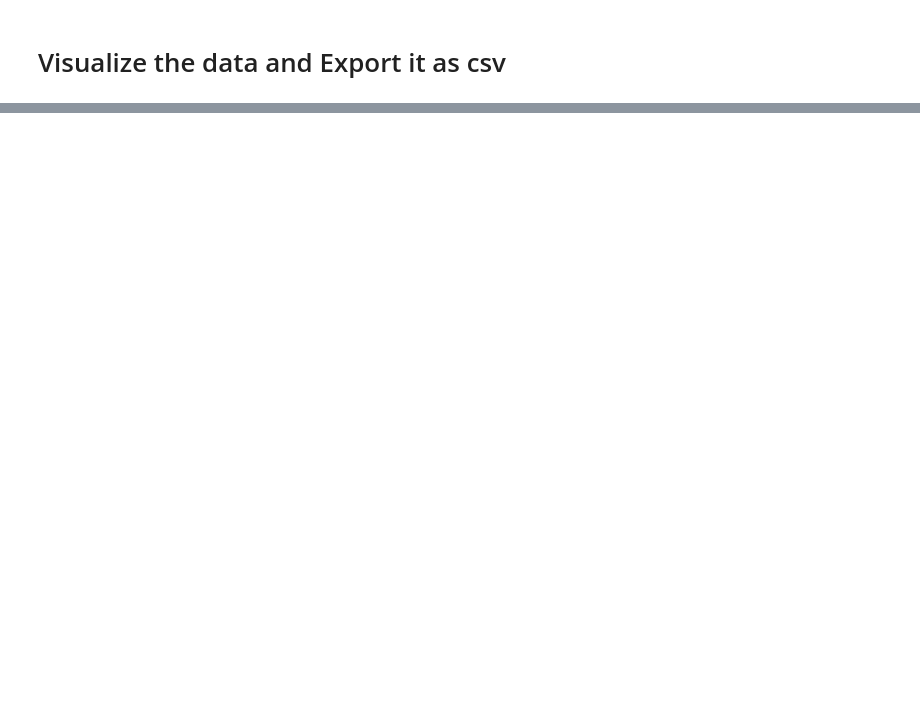
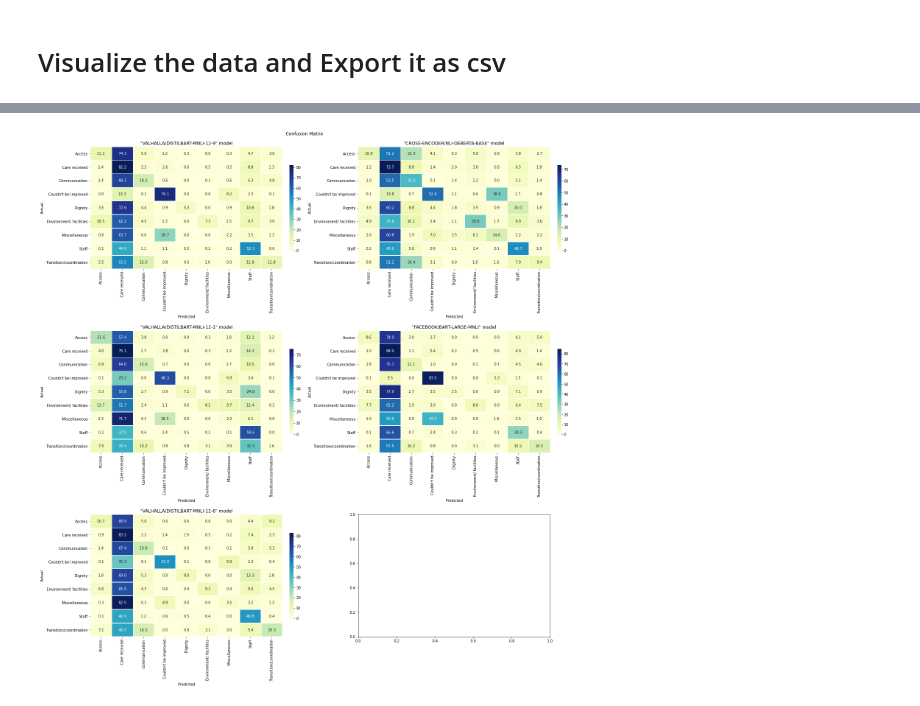
Before and after one commit to CDU-data-science-team/zero-shot, a Jupyter notebook: Patient_Feedback_with_Hugging_Transformer.ipynb, the cells around one changed output, grey strips where cells are left out. Cells and saved outputs as stored; diff of their text form; code cells hidden in the pictures; blank space fills up the shorter version.

```diff
--- a/Patient_Feedback_with_Hugging_Transformer.ipynb
+++ b/Patient_Feedback_with_Hugging_Transformer.ipynb
@@ -70,10 +133,21 @@ array(["Couldn't be improved", 'Environment/ facilities', 'Access',
 #Prediction
 # %%
 #List of pretrained Zeroshot models to test
-#uncheck the model list to run for all models
+#uncheck the model list to run
+
+# List of models with predictions above random chance (best performing models)
+models = ['valhalla/distilbart-mnli-12-9', 'valhalla/distilbart-mnli-12-1',
+       'valhalla/distilbart-mnli-12-6', 'facebook/bart-large-mnli',
+       'cross-encoder/nli-deberta-base']
+
+# #list of all explored models
 # models = ['roberta-large-mnli', 'facebook/bart-large-mnli', 'typeform/distilbert-base-uncased-mnli',
 #           'cross-encoder/nli-MiniLM2-L6-H768', 'cross-encoder/nli-distilroberta-base',
 #           'cross-encoder/nli-roberta-base', 'cross-encoder/nli-deberta-base',
 #           'valhalla/distilbart-mnli-12-1', 'valhalla/distilbart-mnli-12-9', 'valhalla/distilbart-mnli-12-6',
-#           'Recognai/bert-base-spanish-wwm-cased-xnli', 'typeform/roberta-large-mnli']
-models = ['cross-encoder/nli-deberta-base']   #for testing the pipeline
+#           'Recognai/bert-base-spanish-wwm-cased-xnli',
+#          # 'typeform/roberta-large-mnli'           #takes long  time to predict
+#           ]
+
+#for testing the pipeline
+#models = ['cross-encoder/nli-deberta-base']
@@ -149,0 +260,18 @@ Model_performance_df.to_csv('Models_performance.txt', index = False)
+# %%
+# visualise the confusion matrix for each model
+row = len(models)//2+1
+fig, axs = plt.subplots(row, 2,
+                        figsize=(10*2,7*row),     # create a 10x7 figure size for each plot
+                        constrained_layout=True)  # add space between each plot
+fig.suptitle('Confusion Matrix')                  # add general title to the figures
+
+for i, m in enumerate(models):
+    y_pred = preds[i]
+    if row == 1:
+      ax = axs[i]                                 # handle visualisation when only one model is in the explored model list
+    else:
+      ax = axs[i,0] if i < row else axs[i%2,1]    # when 2 or more models are in the explored model list
+    plot_conf_mat (y_true, y_pred, ax=ax)
+    ax.set_title(f'\"{m.upper()}\" model')
+# %% [output]
+[figure, added]
```
Also changed, not shown: parts of 10 cells of this notebook.
